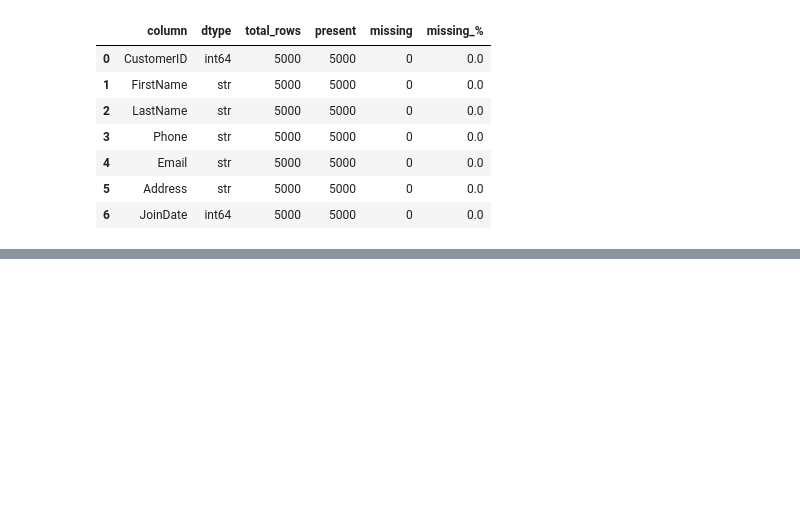
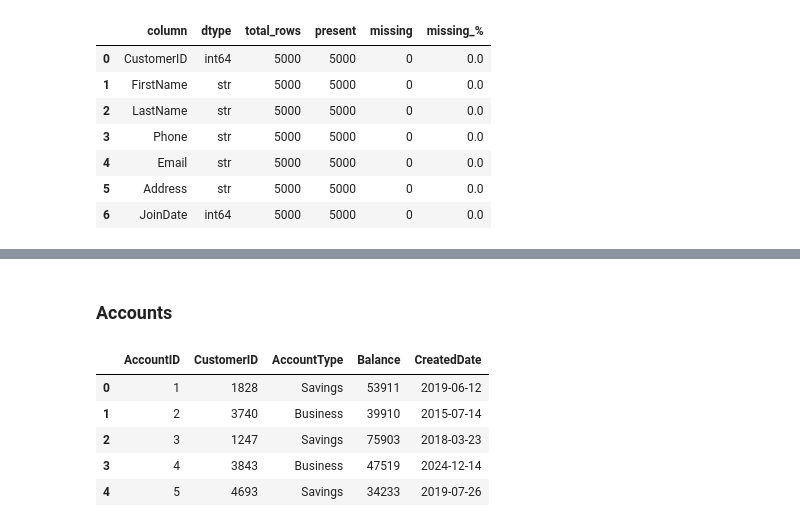
Before and after one commit to ahmednbail/Banking-ETL-Pipeline-Data-Processing, a Jupyter notebook: Exxtraction & Transformation/DataCleaning&Transformation.ipynb, the cells around one changed output, grey strips where cells are left out. Saved outputs shown, nothing was run; the diff lists cells and outputs as text; code cells hidden in the pictures; blank space fills up the shorter version.

```diff
--- a/Exxtraction & Transformation/DataCleaning&Transformation.ipynb
+++ b/Exxtraction & Transformation/DataCleaning&Transformation.ipynb
@@ -116,0 +232,12 @@ CustomerID int64        5000     5000        0        0.0
+# %% [markdown]
+### Accounts
+# %%
+Accounts=pd.read_csv(r'D:\Ahmed\Data engineering - MSC\Banking-ETL-Pipeline-Data-Processing\Data\Accounts.csv')
+Accounts.head()
+# %% [output]
+|  | AccountID | CustomerID | AccountType | Balance | CreatedDate |
+| 0 | 1 | 1828 | Savings | 53911 | 2019-06-12 |
+| 1 | 2 | 3740 | Business | 39910 | 2015-07-14 |
+| 2 | 3 | 1247 | Savings | 75903 | 2018-03-23 |
+| 3 | 4 | 3843 | Business | 47519 | 2024-12-14 |
+| 4 | 5 | 4693 | Savings | 34233 | 2019-07-26 |
```
Also changed, not shown: parts of 24 cells of this notebook.
